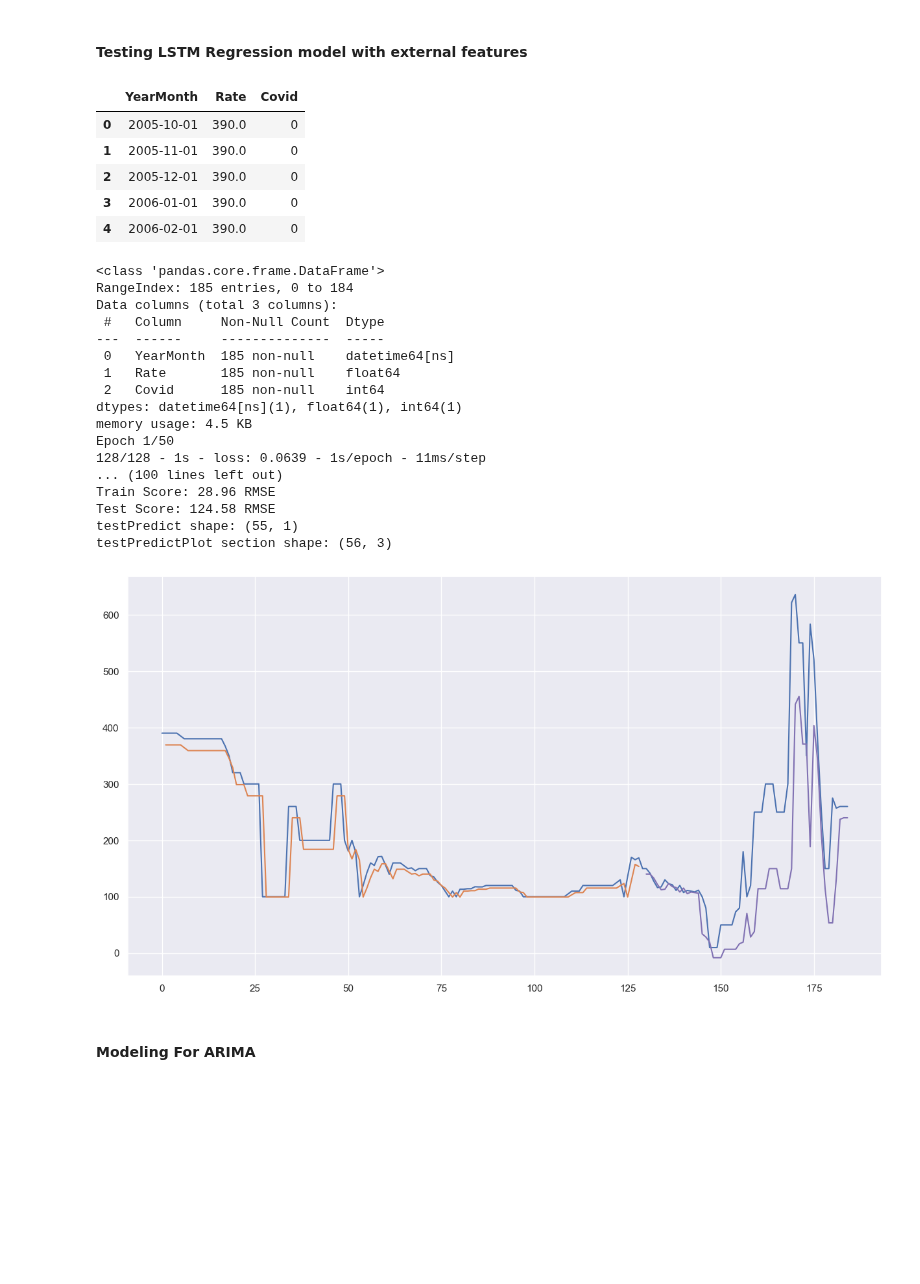
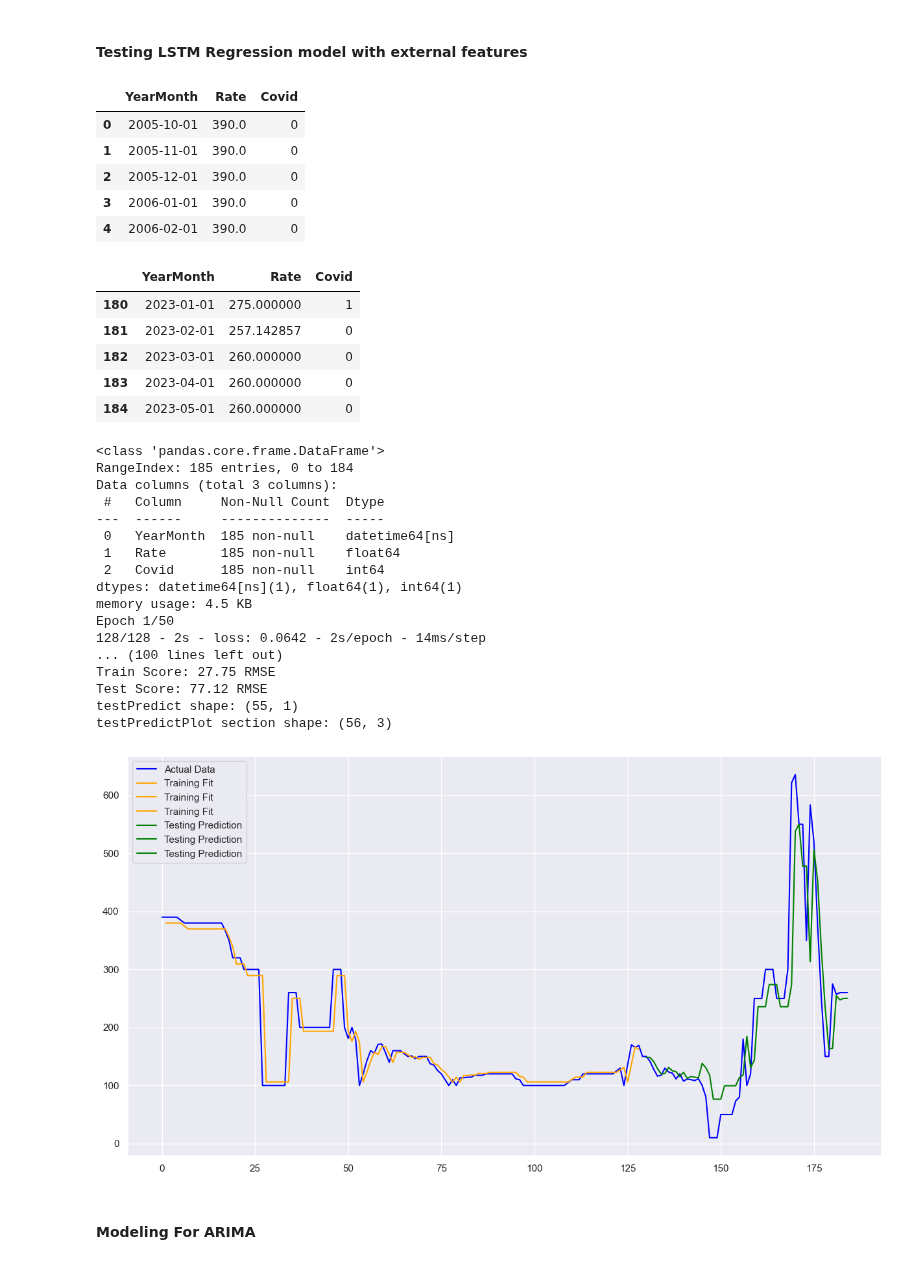
Before and after one commit to aloysiuswjw/Cost-Rate-Analysis, a Jupyter notebook: LA.ipynb, the cells around one changed output. Cells and saved outputs as stored; diff of their text form; code cells hidden in the pictures; blank space fills up the shorter version.

```diff
--- a/LA.ipynb
+++ b/LA.ipynb
@@ -415,9 +413,10 @@ def plot_predictions_v2(df, trainPredict, testPredict, look_back):
 
     # plot baseline and predictions
     plt.figure(figsize=(15,8))
-    plt.plot(scaler_rate.inverse_transform(df['Rate'].values.reshape(-1,1)))
-    plt.plot(trainPredictPlot)
-    plt.plot(testPredictPlot)
+    plt.plot(scaler.inverse_transform(df['Rate'].values.reshape(-1,1)), color='blue', label='Actual Data')
+    plt.plot(trainPredictPlot, color='orange', label='Training Fit')
+    plt.plot(testPredictPlot, color='green', label='Testing Prediction')
+    plt.legend(loc='upper left')
     plt.show()
 # %% [markdown]
 <h4>LSTM Regression<h4>
@@ -550,6 +549,7 @@ df_lstm2['Covid'] = 0
 df_lstm2.loc[(df_lstm2['YearMonth'] >= '2020-01') & (df_lstm2['YearMonth'] <= '2023-01'), 'Covid'] = 1
 
 df_lstm2.head()
+df_lstm2.tail()
 df_lstm2.info()
 
 # Fit a separate scaler for 'Rate'
@@ -589,36 +589,42 @@ testY = scaler_rate.inverse_transform(testY.reshape(-1,1))
 
 # Calculate mean squared error
 trainScore = calculate_RMSE(trainY, trainPredict)
 print('Train Score: %.2f RMSE' % (trainScore))
 testScore = calculate_RMSE(testY, testPredict)
 print('Test Score: %.2f RMSE' % (testScore))
 
 # Plot predictions
 plot_predictions_v2(df_lstm2, trainPredict, testPredict, look_back)
 # %% [output]
 |  | YearMonth | Rate | Covid |
 | 0 | 2005-10-01 | 390.0 | 0 |
 | 1 | 2005-11-01 | 390.0 | 0 |
 | 2 | 2005-12-01 | 390.0 | 0 |
 | 3 | 2006-01-01 | 390.0 | 0 |
 | 4 | 2006-02-01 | 390.0 | 0 |
+|  | YearMonth | Rate | Covid |
+| 180 | 2023-01-01 | 275.000000 | 1 |
+| 181 | 2023-02-01 | 257.142857 | 0 |
+| 182 | 2023-03-01 | 260.000000 | 0 |
+| 183 | 2023-04-01 | 260.000000 | 0 |
+| 184 | 2023-05-01 | 260.000000 | 0 |
 <class 'pandas.core.frame.DataFrame'>
 RangeIndex: 185 entries, 0 to 184
 Data columns (total 3 columns):
  #   Column     Non-Null Count  Dtype
 ---  ------     --------------  -----
  0   YearMonth  185 non-null    datetime64[ns]
  1   Rate       185 non-null    float64
  2   Covid      185 non-null    int64
 dtypes: datetime64[ns](1), float64(1), int64(1)
 memory usage: 4.5 KB
 Epoch 1/50
-128/128 - 1s - loss: 0.0639 - 1s/epoch - 11ms/step
+128/128 - 2s - loss: 0.0642 - 2s/epoch - 14ms/step
 ... (100 lines left out)
-Train Score: 28.96 RMSE
-Test Score: 124.58 RMSE
+Train Score: 27.75 RMSE
+Test Score: 77.12 RMSE
 testPredict shape: (55, 1)
 testPredictPlot section shape: (56, 3)
-[figure, old version]
+[figure, new version]
 # %% [markdown]
 <h4>Modeling For ARIMA<h4>
```
Also changed, not shown: parts of 7 cells of this notebook.
